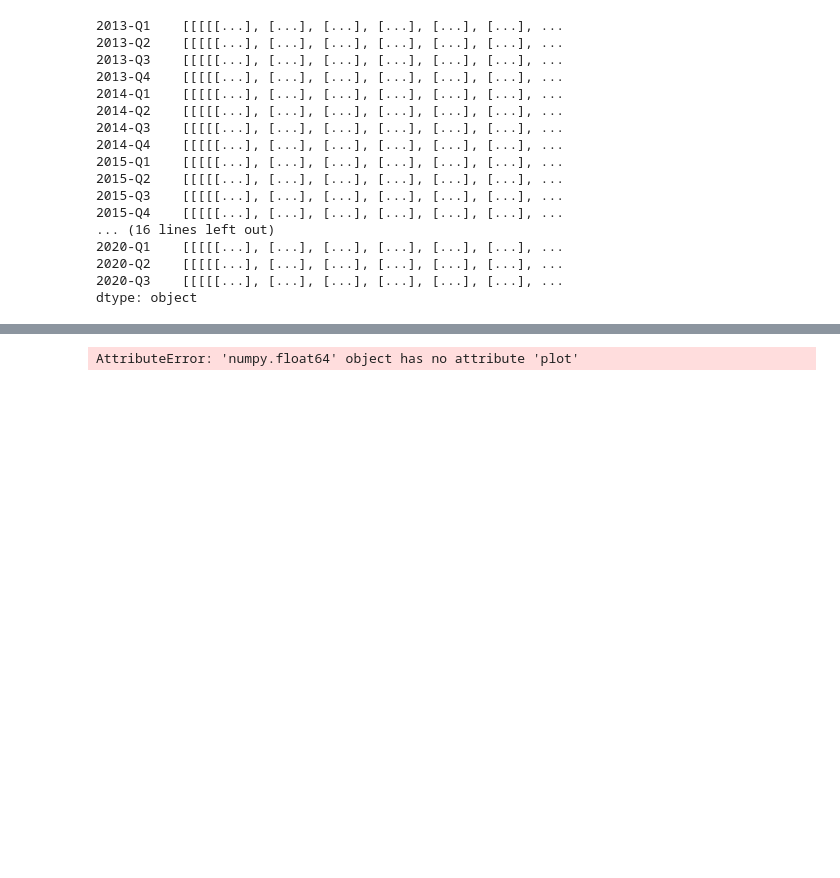
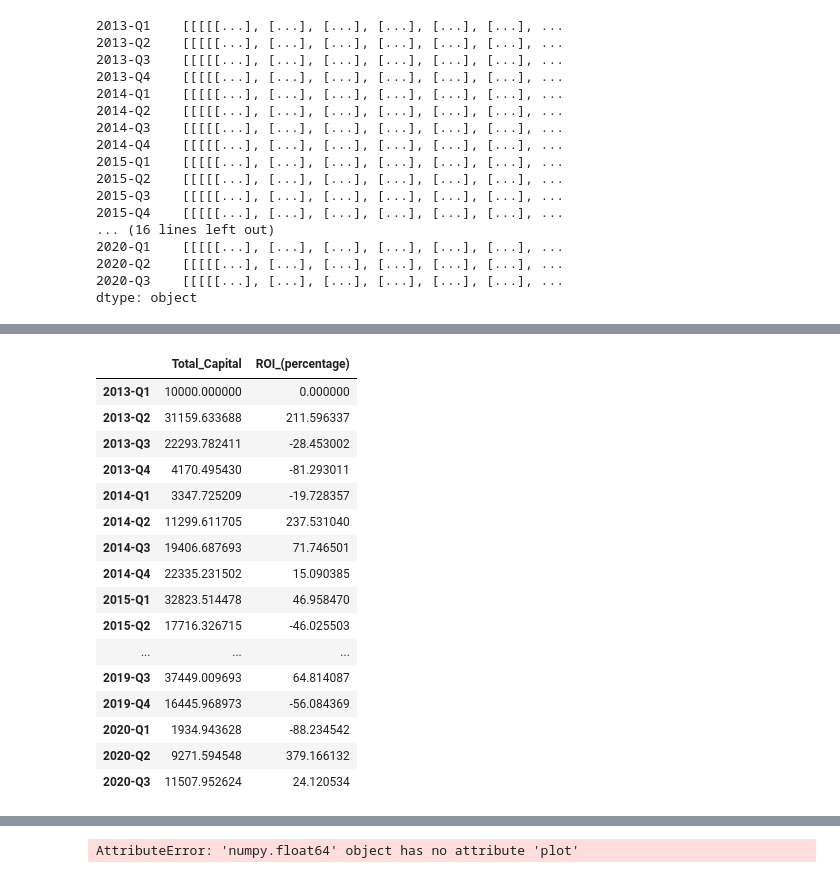
Before and after one commit to max0514/trading_bot, a Jupyter notebook: ROE_filter.ipynb, the cells around one changed output, grey strips where cells are left out. Saved outputs shown, nothing was run; the diff lists cells and outputs as text; code cells hidden in the pictures; blank space fills up the shorter version.

```diff
--- a/ROE_filter.ipynb
+++ b/ROE_filter.ipynb
@@ -284,6 +284,9 @@ dtype: object
 import pandas as pd
 import datetime
 import numpy as np
+import math
+
+
 def fill_missing_dates(df):
     """
     Fill missing dates in a DataFrame with the last known data point.
@@ -347,34 +350,67 @@ def quarter_to_end_date(quarter):
 
 # Calculate profit based on ROE and stock prices
 def calculate_profit(price_data, roe_data):
-    profits = []
+    capital_growth = []
     quarters = []
     previous_quarter_stocks = []
     previous_end_date = None
     top_5_roe_dict = buy_top_5_roe(roe_data)
+    final_capital = 10000.0
+    initial_capital = 10000.0
+
+    roi = 0.0
+
+    roi_list = []
+
+
+    profits_list = []
 
     for quarter in top_5_roe_dict:
+
         current_quarter_stocks = top_5_roe_dict[quarter]
         profit = 0
         start_date = quarter_to_start_date(quarter) if previous_end_date is None else previous_end_date
         end_date = quarter_to_end_date(quarter)
-
         for stock in previous_quarter_stocks:
             if stock in price_data.columns:
+
+                #select the start and end price in the start date and end date
                 start_price = price_data.at[start_date, stock]
                 end_price = price_data.at[end_date, stock]
-                profit += end_price - start_price
-                if end_price == np.nan or start_price == np.nan:
-                    print(f'stock: {stock}')
-                    print(f'start_price : {start_price}')
-                    print(f'end_price : {end_price}')
+                # if end_price == np.nan or start_price == np.nan:
+                #     print(f'stock: {stock}')
+                #     print(f'start_price : {start_price}')
+                #     print(f'end_price : {end_price}')
 
+                #calculate the profit
+                profit = (end_price - start_price) * (initial_capital / start_price)
+                #add the profit to the final capital
+                final_capital+= profit
+        print(f'initial_capital: {initial_capital}')
+        print(f'final_capital: {final_capital}')
+        roi = ((final_capital - initial_capital) / initial_capital) * 100
+
+        print(f'roi: {roi}')
         previous_end_date = end_date
+
         previous_quarter_stocks = current_quarter_stocks
-        profits.append(profit)
+        capital_growth.append(final_capital)
+        roi_list.append(roi)
+
         quarters.append(quarter)
+        initial_capital = final_capital
 
-    return pd.Series(profits, index=quarters)
+
+
+    #print(f'annual return : {math.pow(profits[-1], 1/7)}')
+    #print(len(profits_list), len(capital_growth), len(profit_in_percentage_list), len(quarters))
+
+
+    result_df = pd.DataFrame({
+        'Total_Capital': capital_growth,
+        'ROI_(percentage)': roi_list
+    }, index=quarters)
+    return result_df
 
 # Assume 'price_df' and 'cleaned_roe' are defined elsewhere in your code
 # result = calculate_profit(price_data=price_df, roe_data=cleaned_roe)
@@ -403 +439,18 @@ dtype: float64
+|  | Total_Capital | ROI_(percentage) |
+| 2013-Q1 | 10000.000000 | 0.000000 |
+| 2013-Q2 | 31159.633688 | 211.596337 |
+| 2013-Q3 | 22293.782411 | -28.453002 |
+| 2013-Q4 | 4170.495430 | -81.293011 |
+| 2014-Q1 | 3347.725209 | -19.728357 |
+| 2014-Q2 | 11299.611705 | 237.531040 |
+| 2014-Q3 | 19406.687693 | 71.746501 |
+| 2014-Q4 | 22335.231502 | 15.090385 |
+| 2015-Q1 | 32823.514478 | 46.958470 |
+| 2015-Q2 | 17716.326715 | -46.025503 |
+| ... | ... | ... |
+| 2019-Q3 | 37449.009693 | 64.814087 |
+| 2019-Q4 | 16445.968973 | -56.084369 |
+| 2020-Q1 | 1934.943628 | -88.234542 |
+| 2020-Q2 | 9271.594548 | 379.166132 |
+| 2020-Q3 | 11507.952624 | 24.120534 |
 # %%
```
Also changed, not shown: parts of 2 cells of this notebook.
